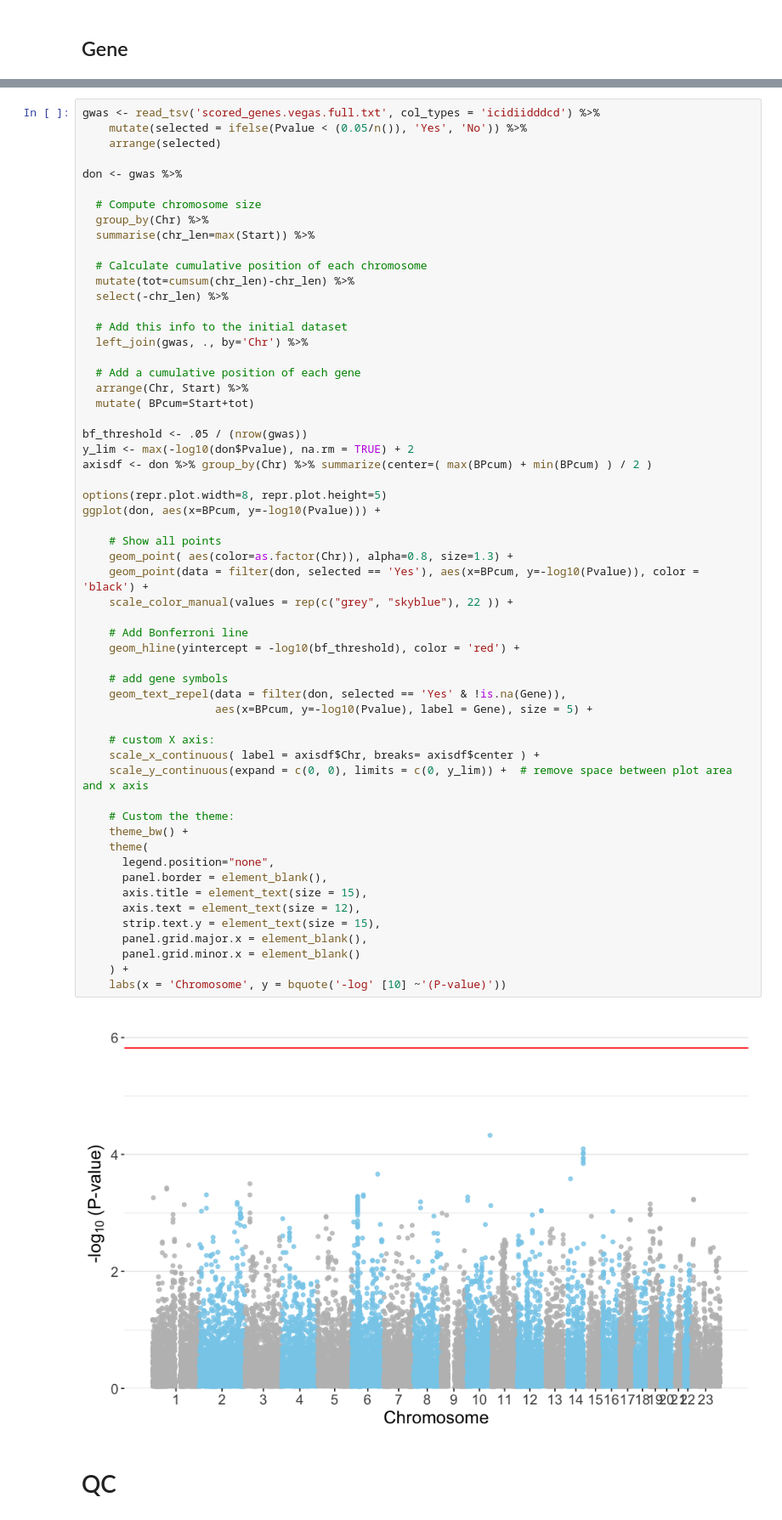
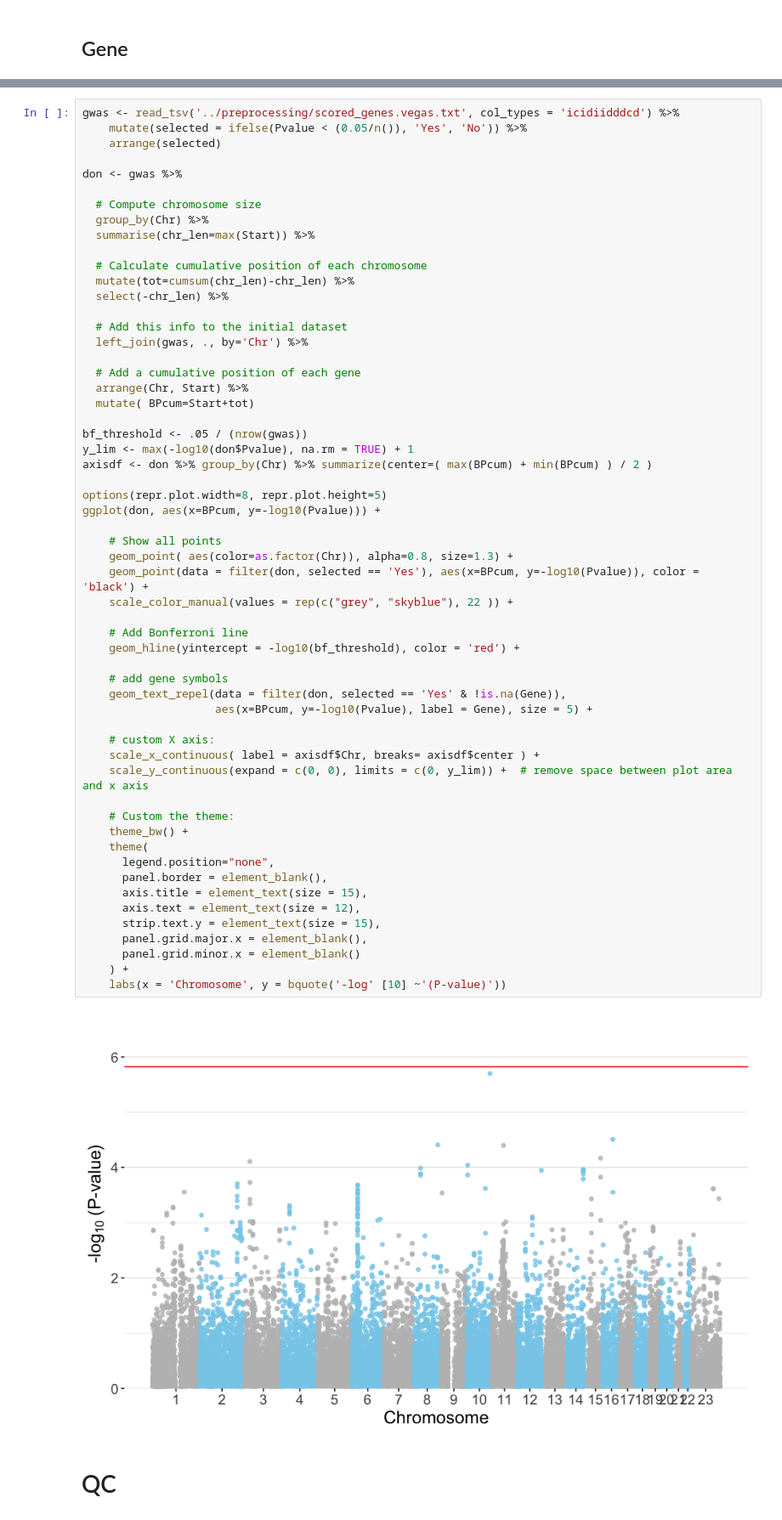
Before and after one commit to hclimente/genewa, a Jupyter notebook: results/conventional_gwas/gwas.ipynb, the cells around one changed output, grey strips where cells are left out. Shown at 85% size. Drawn from its saved outputs; the diff is of its cells as text.

```diff
--- a/results/conventional_gwas/gwas.ipynb
+++ b/results/conventional_gwas/gwas.ipynb
@@ -282,5 +220,5 @@ cols(
 # %%
-gwas <- read_tsv('scored_genes.vegas.full.txt', col_types = 'icidiidddcd') %>%
+gwas <- read_tsv('../preprocessing/scored_genes.vegas.txt', col_types = 'icidiidddcd') %>%
     mutate(selected = ifelse(Pvalue < (0.05/n()), 'Yes', 'No')) %>%
     arrange(selected)
 
@@ -302,7 +240,7 @@ don <- gwas %>%
   mutate( BPcum=Start+tot)
 
 bf_threshold <- .05 / (nrow(gwas))
-y_lim <- max(-log10(don$Pvalue), na.rm = TRUE) + 2
+y_lim <- max(-log10(don$Pvalue), na.rm = TRUE) + 1
 axisdf <- don %>% group_by(Chr) %>% summarize(center=( max(BPcum) + min(BPcum) ) / 2 )
 
 options(repr.plot.width=8, repr.plot.height=5)
@@ -310,34 +248,34 @@ ggplot(don, aes(x=BPcum, y=-log10(Pvalue))) +
 
     # Show all points
     geom_point( aes(color=as.factor(Chr)), alpha=0.8, size=1.3) +
     geom_point(data = filter(don, selected == 'Yes'), aes(x=BPcum, y=-log10(Pvalue)), color = 'black') +
     scale_color_manual(values = rep(c("grey", "skyblue"), 22 )) +
 
     # Add Bonferroni line
     geom_hline(yintercept = -log10(bf_threshold), color = 'red') +
 
     # add gene symbols
     geom_text_repel(data = filter(don, selected == 'Yes' & !is.na(Gene)),
                     aes(x=BPcum, y=-log10(Pvalue), label = Gene), size = 5) +
 
     # custom X axis:
     scale_x_continuous( label = axisdf$Chr, breaks= axisdf$center ) +
     scale_y_continuous(expand = c(0, 0), limits = c(0, y_lim)) +  # remove space between plot area and x axis
 
     # Custom the theme:
     theme_bw() +
     theme(
       legend.position="none",
       panel.border = element_blank(),
       axis.title = element_text(size = 15),
       axis.text = element_text(size = 12),
       strip.text.y = element_text(size = 15),
       panel.grid.major.x = element_blank(),
       panel.grid.minor.x = element_blank()
     ) +
     labs(x = 'Chromosome', y = bquote('-log' [10] ~'(P-value)'))
 # %% [output]
-[figure, old version]
+[figure, new version]
 # %% [markdown]
 # QC
 # %%
```
Also changed, not shown: parts of 14 cells of this notebook, 1 other file.
